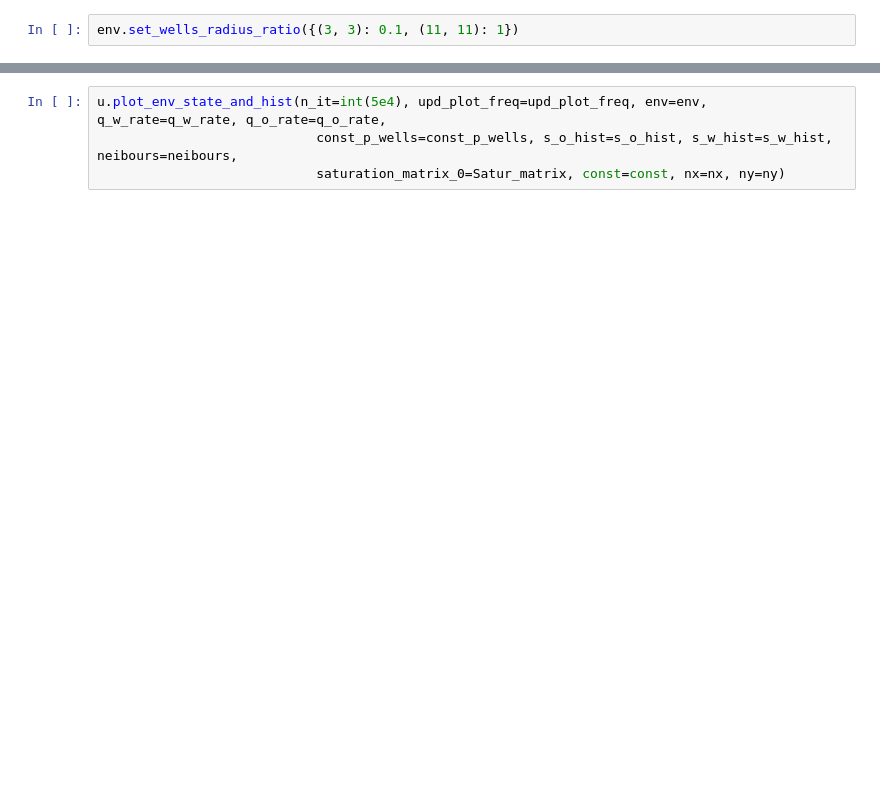
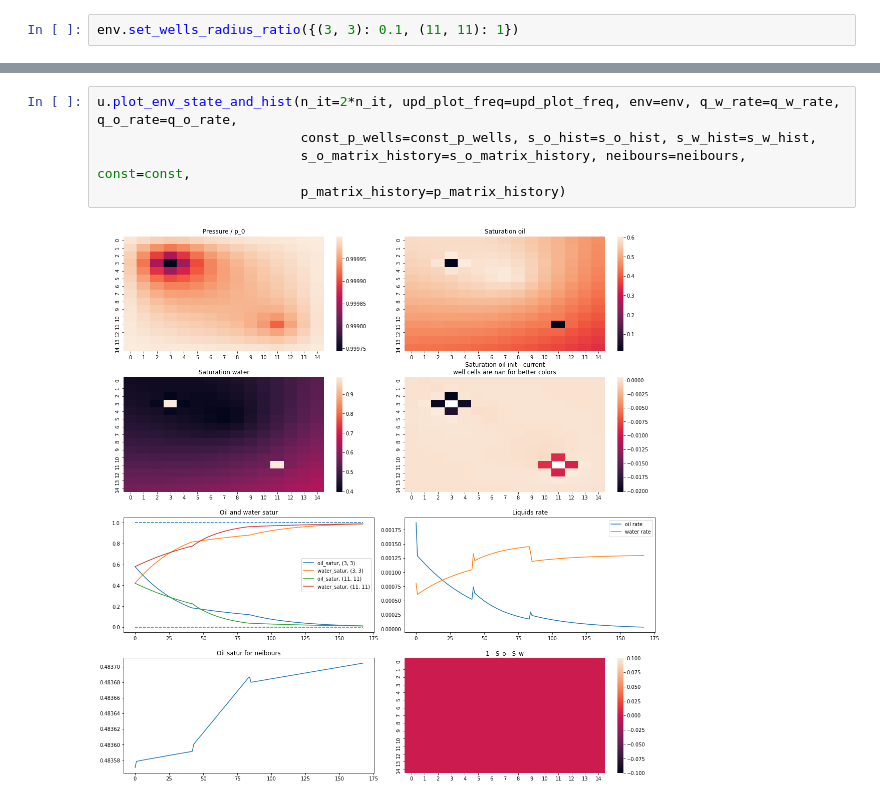
Before and after one commit to yamidovich/ReservoirModel, a Jupyter notebook: Model_on_work_env.ipynb, the cells around one changed output, grey strips where cells are left out. Drawn from its saved outputs; the diff is of its cells as text; blank space fills up the shorter version.

```diff
--- a/Model_on_work_env.ipynb
+++ b/Model_on_work_env.ipynb
@@ -125,4 +129,7 @@ env.set_wells_radius_ratio((3, 3): 1, (11, 11): 0.1)
 # %%
-u.plot_env_state_and_hist(n_it=int(5e4), upd_plot_freq=upd_plot_freq, env=env, q_w_rate=q_w_rate, q_o_rate=q_o_rate,
-                            const_p_wells=const_p_wells, s_o_hist=s_o_hist, s_w_hist=s_w_hist, neibours=neibours,
-                            saturation_matrix_0=Satur_matrix, const=const, nx=nx, ny=ny)
+u.plot_env_state_and_hist(n_it=2*n_it, upd_plot_freq=upd_plot_freq, env=env, q_w_rate=q_w_rate, q_o_rate=q_o_rate,
+                          const_p_wells=const_p_wells, s_o_hist=s_o_hist, s_w_hist=s_w_hist,
+                          s_o_matrix_history=s_o_matrix_history, neibours=neibours, const=const,
+                          p_matrix_history=p_matrix_history)
+# %% [output]
+[figure, added]
```
Also changed, not shown: parts of 8 cells of this notebook, 9 other files.
